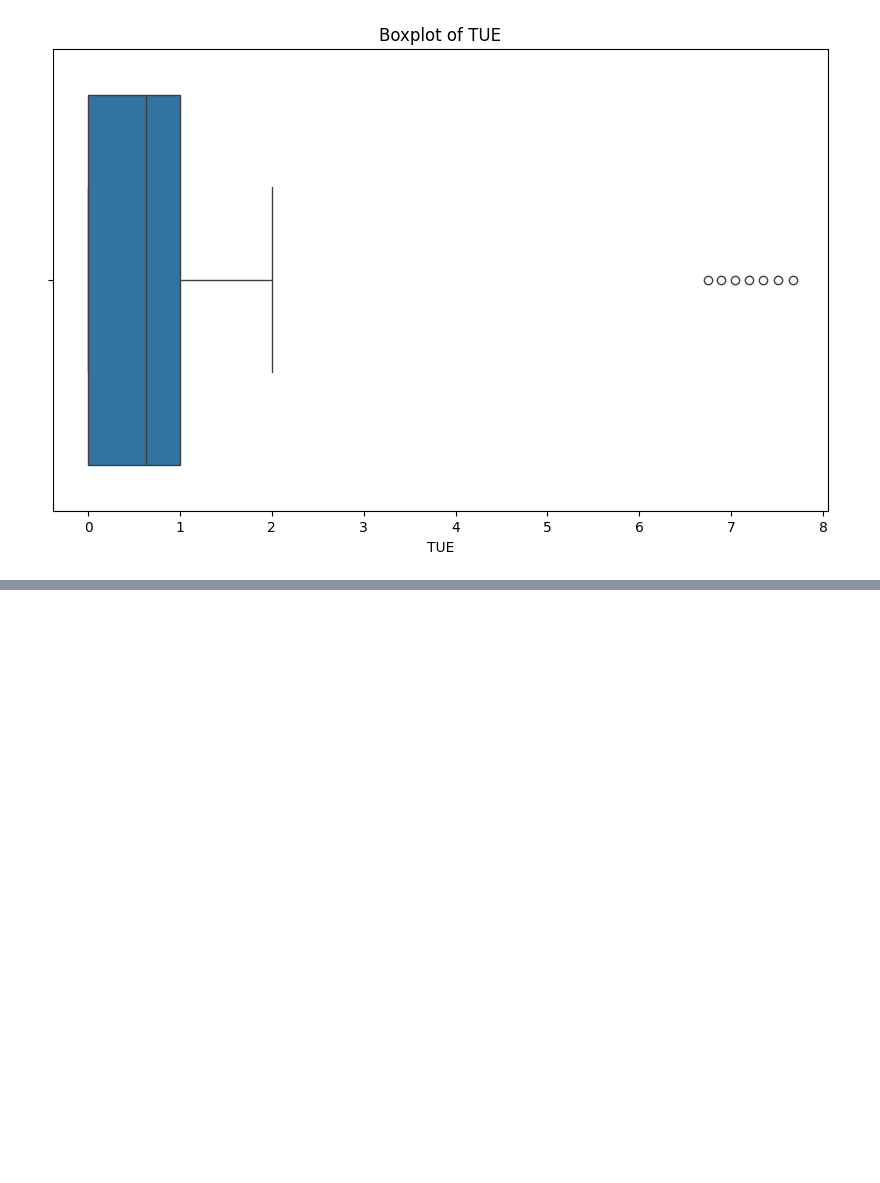
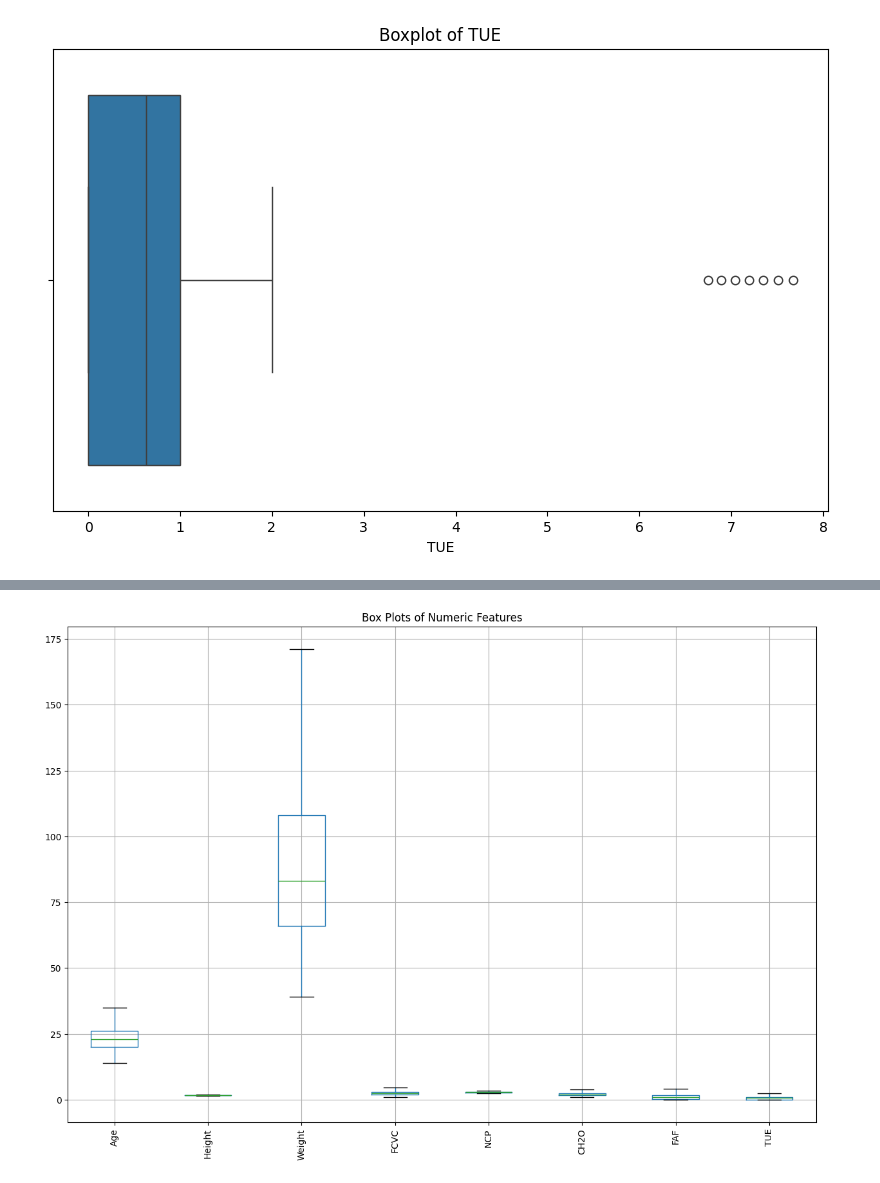
Before and after one commit to andilksn/obesity-predictions-, a Jupyter notebook: capstone_project.ipynb, the cells around one changed output, grey strips where cells are left out. Saved outputs shown, nothing was run; the diff lists cells and outputs as text; code cells hidden in the pictures; blank space fills up the shorter version.

```diff
--- a/capstone_project.ipynb
+++ b/capstone_project.ipynb
@@ -208,0 +361,14 @@ for column in numeric_columns:
+# %%
+data_cleaned = df.copy()
+# %%
+for col in numeric_columns:
+    Q1 = data_cleaned[col].quantile(0.25)
+    Q3 = data_cleaned[col].quantile(0.75)
+    IQR = Q3 - Q1
+    lower_bound = Q1 - 1.5 * IQR
+    upper_bound = Q3 + 1.5 * IQR
+
+    data_cleaned[col] = data_cleaned[col].apply(
+        lambda x: lower_bound if x < lower_bound else (upper_bound if x > upper_bound else x)
+    )
+    print(f"Kolom {col} telah diatasi outliersnya dengan IQR.")
@@ -208,0 +384,11 @@ for column in numeric_columns:
+# %%
+df = data_cleaned
+# %%
+# Box plot untuk mendeteksi outlier pada variabel numerik
+plt.figure(figsize=(15, 10))
+df[numeric_columns].boxplot()
+plt.title('Box Plots of Numeric Features')
+plt.xticks(rotation=90)
+plt.show()
+# %% [output]
+[figure, added]
```
Also changed, not shown: parts of 77 cells of this notebook, 3 other files.
